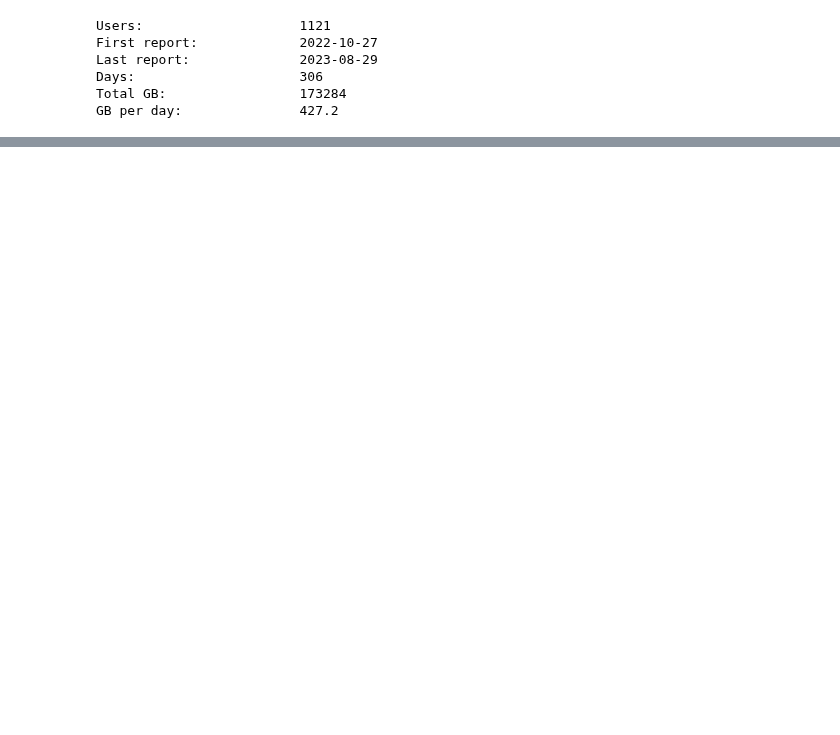
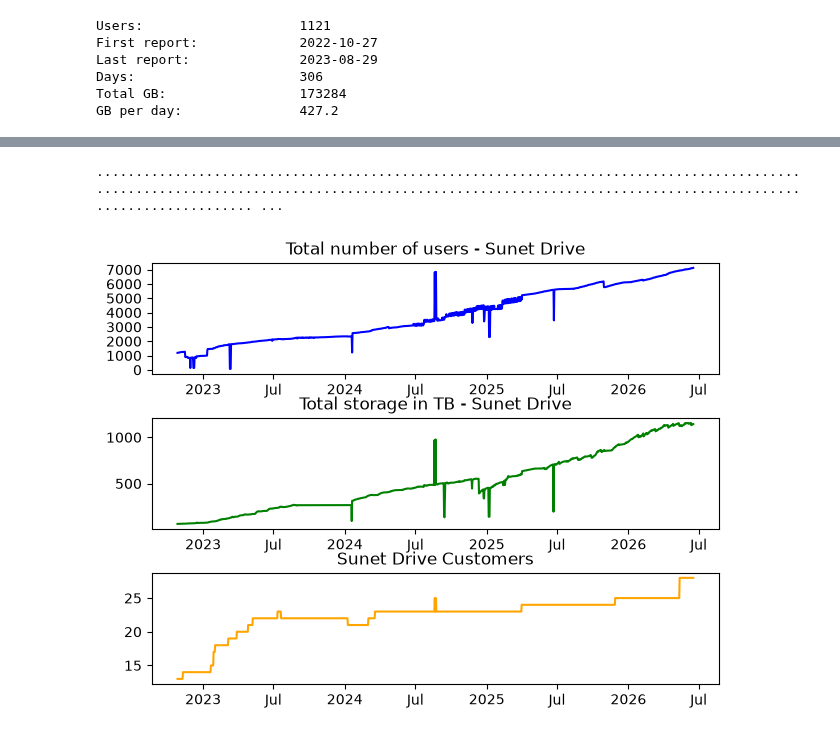
Before and after one commit to SUNET/drive-tests, a Jupyter notebook: resources/storagereport/storagereport.ipynb, the cells around one changed output, grey strips where cells are left out. Drawn from its saved outputs; the diff is of its cells as text; code cells hidden in the pictures; blank space fills up the shorter version.

```diff
--- a/resources/storagereport/storagereport.ipynb
+++ b/resources/storagereport/storagereport.ipynb
@@ -258,0 +270,77 @@ GB per day:               427.2
+# %%
+allDailyFiles     = os.listdir(dailyBillingDir)
+summaryFiles      = sorted(glob.glob(f'{dailyBillingDir}billing*'))
+
+# Now we have the list of summary files and can iterate through it
+dates = np.empty((0, len(summaryFiles)), str)
+numUsers = np.empty((0, len(summaryFiles)), int)
+numCustomers = np.empty((0, len(summaryFiles)), int)
+usageTB = np.empty((0, len(summaryFiles)), int)
+
+for summaryFile in summaryFiles:
+    # We ignore hidden files that might have been created
+    # Print . to indicate files are processing
+#    print(summaryFile)
+    print('.', end='')
+    with open(summaryFile, 'r') as fin:
+        summaryData = fin.read().splitlines(True)
+        # Minimal error check to filter empty/faulty reports
+        if len(summaryData) > 2:
+            ts = summaryData[0].split(' ')[0].removeprefix('DATE:')
+            ts = datetime.strptime(ts, '%Y-%m-%d').date()
+            dates = np.append(dates, ts)
+
+            if ';' in summaryData[2]:
+                my_delimiter = ';'
+            else:
+                my_delimiter = ','
+
+            data = np.genfromtxt(summaryFile, delimiter=my_delimiter, skip_header=2, usecols=(1, 2), dtype=int)
+
+            # Calculate the sums
+            total_gb_sum = np.sum(data[:, 0])
+            users_sum    = np.sum(data[:, 1])
+
+            usageTB = np.append(usageGB, total_gb_sum)/1000
+            numUsers = np.append(numUsers, users_sum)
+            numCustomers = np.append(numCustomers, len(summaryData))
+
+# We convert users and usage to int32 to make it more easy to process later
+usageTB = usageTB.astype(np.int32)
+numUsers = numUsers.astype(np.int32)
+
+# Make sure we have the same number of values; we just strip a number of elements
+# assuming it does not affect the visualisation
+if len(usageTB) > len(dates):
+    diff = len(usageTB) - len(dates)
+    usageTB = np.delete(usageTB, diff, 0)
+# %% [output]
+........................................................................................................................................................................................................ ...
+# %%
+fig, (ax1, ax2, ax3) = plt.subplots(3, 1, sharex=False, sharey=False)
+fig.tight_layout()
+
+ax1.set_title(f'Total number of users - Sunet Drive')
+ax1.set_yticks(np.arange(0, max(numUsers)+10, 1000))
+ax1.xaxis.set_major_formatter(
+    mdates.ConciseDateFormatter(ax1.xaxis.get_major_locator()))
+
+ax1.plot(dates, numUsers, color='blue')
+
+ax2.set_title(f'Total storage in TB - Sunet Drive')
+#ax2.set_xticks(np.arange(min(dates), max(dates), 30))
+
+ax2.xaxis.set_major_formatter(
+    mdates.ConciseDateFormatter(ax2.xaxis.get_major_locator()))
+
+ax2.plot(dates, usageTB, color='green' )
+
+ax3.set_title(f'Sunet Drive Customers')
+ax3.xaxis.set_major_formatter(
+    mdates.ConciseDateFormatter(ax2.xaxis.get_major_locator()))
+ax3.plot(dates, numCustomers, color='orange' )
+
+
+plt.show()
+# %% [output]
+[figure, added]
```
Also changed, not shown: parts of 9 cells of this notebook.
